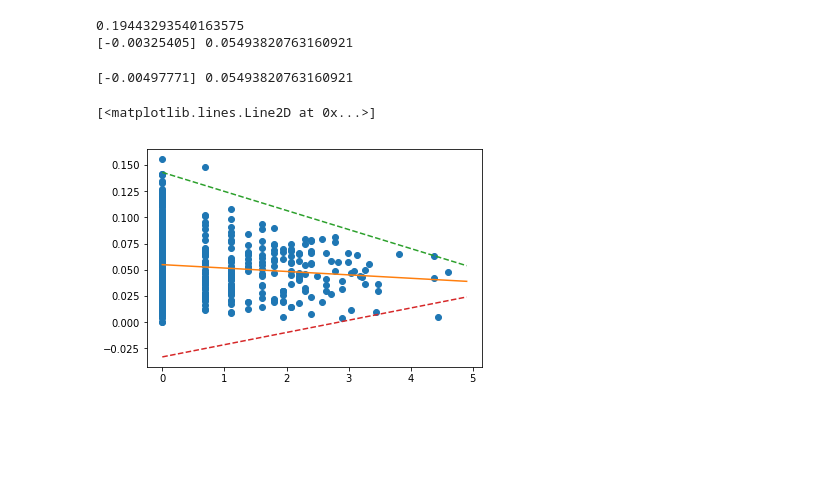
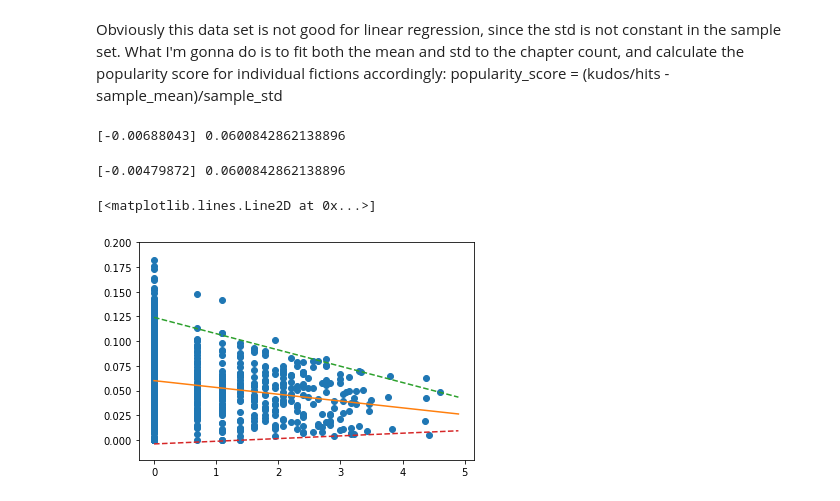
Before and after one commit to cc-citrius/AO3_recommendation_engine, a Jupyter notebook: Popularity_Score.ipynb, the cells around one changed output. Saved outputs shown, nothing was run; the diff lists cells and outputs as text; code cells hidden in the pictures; blank space fills up the shorter version.

```diff
--- a/Popularity_Score.ipynb
+++ b/Popularity_Score.ipynb
@@ -11,39 +55,44 @@ nchp = np.asarray(nchp)
+# %% [markdown]
+Obviously this data set is not good for linear regression, since the std is not constant in the sample set. What I'm gonna do is to fit both the mean and std to the chapter count, and calculate the popularity score for individual fictions accordingly:
+popularity_score = (kudos/hits - sample_mean)/sample_std
 # %%
-nchp = nchp[hits>0]
-kudos = kudos[hits>0]
-hits = hits[hits>0]
 X = np.log(nchp).reshape(-1,1)
-y = kudos/hits
+y = kudos_ratio
+#mean
 nmax = 15
 mean = np.zeros(nmax)
 for i in range(nmax):
-    mean[i] = np.mean(y[nchp ==i+1])
-#X = X[y != np.nan()]
-#y = y[y != np.nan()]
+    seg = y[nchp ==i+1]
+    seg = seg[seg <0.2]#Remove outliers
+    mean[i] = np.mean(seg)
+
 lg1 = LinearRegression()
 reg = lg1.fit(np.log(np.arange(nmax)+1).reshape(-1,1),mean)
 print(reg.coef_,reg.intercept_)
 # %% [output]
-0.19443293540163575
-[-0.00325405] 0.05493820763160921
+[-0.00688043] 0.0600842862138896
 # %%
+#std
 nmax = 15
 std = np.zeros(nmax)
 for i in range(nmax):
-    std[i] = np.std(y[nchp ==i+1])
-#std
+    seg = y[nchp ==i+1]
+    seg = seg[seg <0.2]#Remove outliers
+    std[i] = np.std(seg)
+
 lg2 = LinearRegression()
 reg_std = lg2.fit(np.log(np.arange(nmax)+1).reshape(-1,1),std)
 print(reg_std.coef_,reg.intercept_)
 # %% [output]
-[-0.00497771] 0.05493820763160921
+[-0.00479872] 0.0600842862138896
 # %%
 fig, ax = plt.subplots()
-ax.plot(np.log(nchp),kudos/hits,'o')
+ax.plot(np.log(nchp),kudos_ratio,'o')
+ax.set_ylim((-.02,.2))
 x_grid = np.arange(0,50)/10.
 ax.plot(x_grid,lg1.predict(x_grid.reshape(-1,1)),'-')
-ax.plot(x_grid,3*lg2.predict(x_grid.reshape(-1,1))+lg1.predict(x_grid.reshape(-1,1)),'--')
-ax.plot(x_grid,-3*lg2.predict(x_grid.reshape(-1,1))+lg1.predict(x_grid.reshape(-1,1)),'--')
+ax.plot(x_grid,2*lg2.predict(x_grid.reshape(-1,1))+lg1.predict(x_grid.reshape(-1,1)),'--')
+ax.plot(x_grid,-2*lg2.predict(x_grid.reshape(-1,1))+lg1.predict(x_grid.reshape(-1,1)),'--')
 # %% [output]
 [<matplotlib.lines.Line2D at 0x...>]
-[figure, old version]
+[figure, new version]
```
Also changed, not shown: parts of 9 cells of this notebook, 2 other files.
